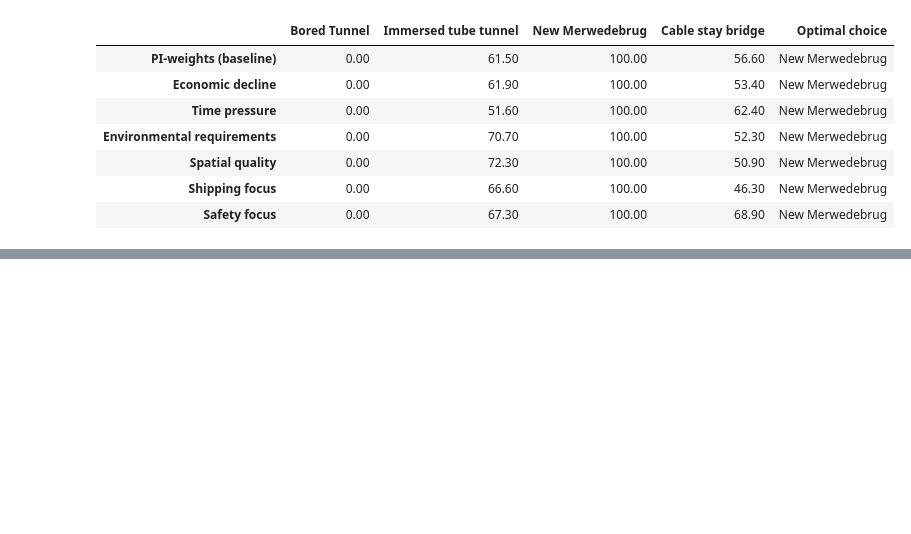
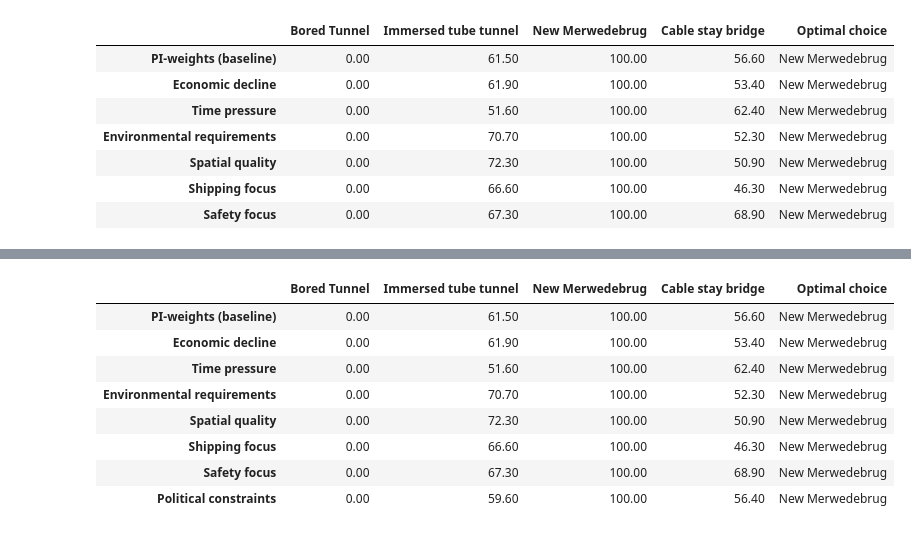
Before and after one commit to NickZhou21/IDM_SE3_project, a Jupyter notebook: Merwedebrug_MCDA.ipynb, the cells around one changed output, grey strips where cells are left out. Cells and saved outputs as stored; diff of their text form; code cells hidden in the pictures; blank space fills up the shorter version.

```diff
--- a/Merwedebrug_MCDA.ipynb
+++ b/Merwedebrug_MCDA.ipynb
@@ -462,5 +509,5 @@ Shipping sector: top alternative changes at weight ~
 # %%
-pi_weights = weights_dom  # <-- replace with your actual PI-derived vector if different
+pi_weights = weights_m2  # <-- replace with your actual PI-derived vector if different
 
 assert np.isclose(sum(pi_weights), 1), "pi_weights must sum to 1"
 # %%
@@ -559,0 +609,22 @@ display(comparison[comparison["Changed"]])
+# %%
+def apply_stakeholder_multipliers(base_weights, stakeholder_names, factor_map):
+    """Return a new stakeholder-weight vector where the weights of the given
+    stakeholders are multiplied by their factor, then the whole vector is
+    renormalised so it still sums to 1 (same logic as apply_criteria_multipliers,
+    but at the stakeholder level instead of the criteria level).
+    """
+    w = np.array(base_weights, dtype=float).copy()
+    for name, factor in factor_map.items():
+        idx = stakeholder_names.index(name)
+        w[idx] *= factor
+    return w / w.sum()
+
+
+political_weights = apply_stakeholder_multipliers(
+    pi_weights,
+    stakeholders,
+    {"MIWM": 2.0, "Municipalities": 2.0},  # <-- adjust names if they differ in your `stakeholders` list
+)
+
+print("Stakeholder weights - baseline (PI) vs. political-constraints scenario:")
+display(pd.DataFrame({"PI-weights": pi_weights, "Political constraints": political_weights}, index=stakeholders).round(3))
@@ -559,0 +641,18 @@ display(comparison[comparison["Changed"]])
+# %%
+# Add the political-constraints result into Table 3 (unchanged ratings, shifted stakeholder weights)
+table3_results["Political constraints"] = run_scenario(ratings, political_weights)
+
+table3 = pd.DataFrame(table3_results).T.round(1)
+table3["Optimal choice"] = table3.idxmax(axis=1)
+
+display(table3)
+# %% [output]
+|  | Bored Tunnel | Immersed tube tunnel | New Merwedebrug | Cable stay bridge | Optimal choice |
+| PI-weights (baseline) | 0.00 | 61.50 | 100.00 | 56.60 | New Merwedebrug |
+| Economic decline | 0.00 | 61.90 | 100.00 | 53.40 | New Merwedebrug |
+| Time pressure | 0.00 | 51.60 | 100.00 | 62.40 | New Merwedebrug |
+| Environmental requirements | 0.00 | 70.70 | 100.00 | 52.30 | New Merwedebrug |
+| Spatial quality | 0.00 | 72.30 | 100.00 | 50.90 | New Merwedebrug |
+| Shipping focus | 0.00 | 66.60 | 100.00 | 46.30 | New Merwedebrug |
+| Safety focus | 0.00 | 67.30 | 100.00 | 68.90 | New Merwedebrug |
+| Political constraints | 0.00 | 59.60 | 100.00 | 56.40 | New Merwedebrug |
```
Also changed, not shown: parts of 12 cells of this notebook, 4 other files.
